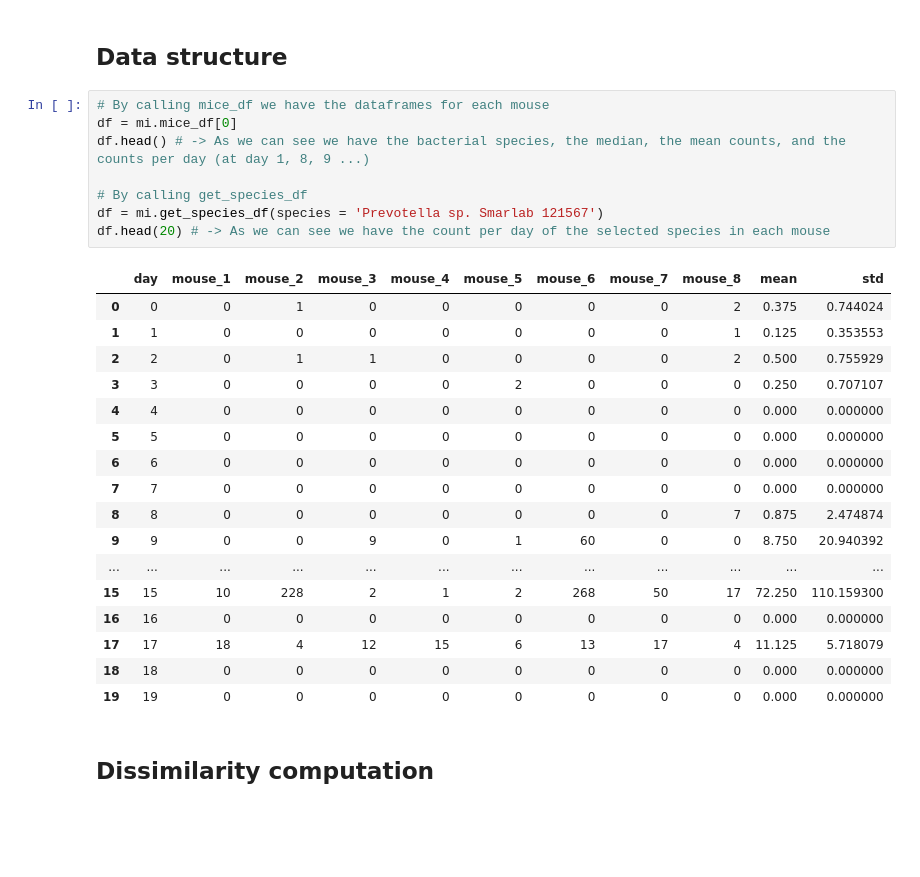
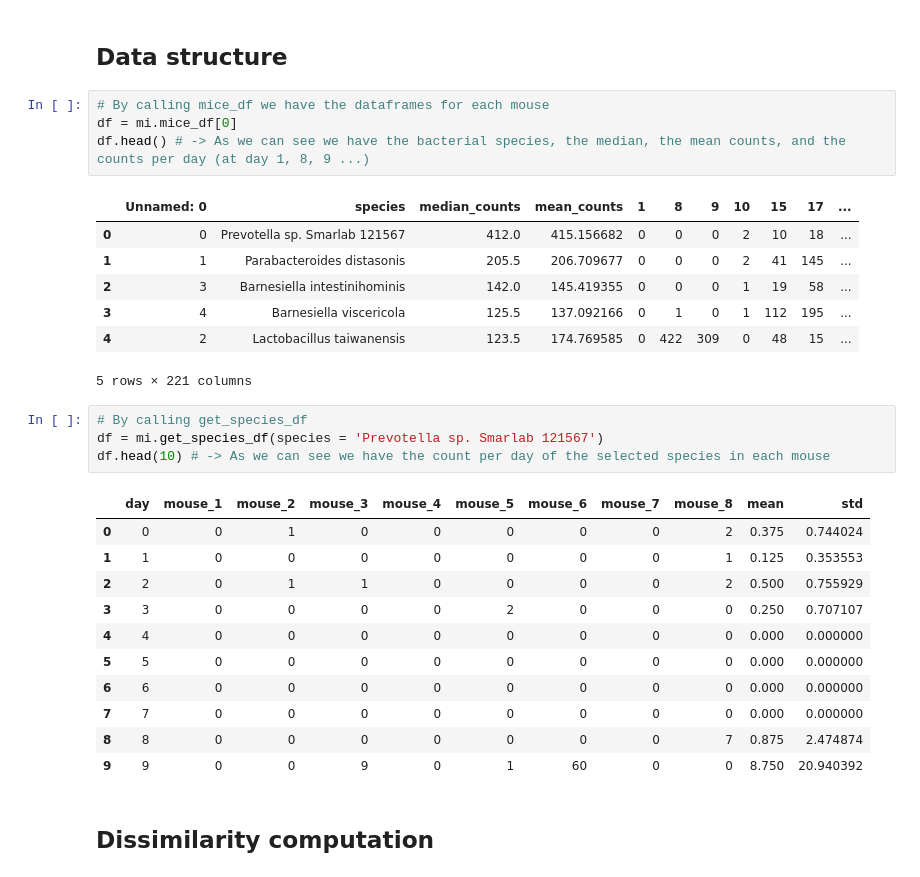
Before and after one commit to miriamzara/LCPA_project, a Jupyter notebook: LogisticModel.ipynb, the cells around one changed output. Drawn from its saved outputs; the diff is of its cells as text; blank space fills up the shorter version.

```diff
--- a/LogisticModel.ipynb
+++ b/LogisticModel.ipynb
@@ -30,29 +30,31 @@ mi = Mice_Inspection(ip = imput_subj_paths, op = output_subj_paths, mdp = metada
 # %%
 # By calling mice_df we have the dataframes for each mouse
 df = mi.mice_df[0]
 df.head() # -> As we can see we have the bacterial species, the median, the mean counts, and the counts per day (at day 1, 8, 9 ...)
-
-# By calling get_species_df
-df = mi.get_species_df(species = 'Prevotella sp. Smarlab 121567')
-df.head(20) # -> As we can see we have the count per day of the selected species in each mouse
 # %% [output]
-|  | day | mouse_1 | mouse_2 | mouse_3 | mouse_4 | mouse_5 | mouse_6 | mouse_7 | mouse_8 | mean | std |
-| 0 | 0 | 0 | 1 | 0 | 0 | 0 | 0 | 0 | 2 | 0.375 | 0.744024 |
-| 1 | 1 | 0 | 0 | 0 | 0 | 0 | 0 | 0 | 1 | 0.125 | 0.353553 |
-| 2 | 2 | 0 | 1 | 1 | 0 | 0 | 0 | 0 | 2 | 0.500 | 0.755929 |
-| 3 | 3 | 0 | 0 | 0 | 0 | 2 | 0 | 0 | 0 | 0.250 | 0.707107 |
-| 4 | 4 | 0 | 0 | 0 | 0 | 0 | 0 | 0 | 0 | 0.000 | 0.000000 |
-| 5 | 5 | 0 | 0 | 0 | 0 | 0 | 0 | 0 | 0 | 0.000 | 0.000000 |
-| 6 | 6 | 0 | 0 | 0 | 0 | 0 | 0 | 0 | 0 | 0.000 | 0.000000 |
-| 7 | 7 | 0 | 0 | 0 | 0 | 0 | 0 | 0 | 0 | 0.000 | 0.000000 |
-| 8 | 8 | 0 | 0 | 0 | 0 | 0 | 0 | 0 | 7 | 0.875 | 2.474874 |
-| 9 | 9 | 0 | 0 | 9 | 0 | 1 | 60 | 0 | 0 | 8.750 | 20.940392 |
-| ... | ... | ... | ... | ... | ... | ... | ... | ... | ... | ... | ... |
-| 15 | 15 | 10 | 228 | 2 | 1 | 2 | 268 | 50 | 17 | 72.250 | 110.159300 |
-| 16 | 16 | 0 | 0 | 0 | 0 | 0 | 0 | 0 | 0 | 0.000 | 0.000000 |
-| 17 | 17 | 18 | 4 | 12 | 15 | 6 | 13 | 17 | 4 | 11.125 | 5.718079 |
-| 18 | 18 | 0 | 0 | 0 | 0 | 0 | 0 | 0 | 0 | 0.000 | 0.000000 |
-| 19 | 19 | 0 | 0 | 0 | 0 | 0 | 0 | 0 | 0 | 0.000 | 0.000000 |
+|  | Unnamed: 0 | species | median_counts | mean_counts | 1 | 8 | 9 | 10 | 15 | 17 | ... |
+| 0 | 0 | Prevotella sp. Smarlab 121567 | 412.0 | 415.156682 | 0 | 0 | 0 | 2 | 10 | 18 | ... |
+| 1 | 1 | Parabacteroides distasonis | 205.5 | 206.709677 | 0 | 0 | 0 | 2 | 41 | 145 | ... |
+| 2 | 3 | Barnesiella intestinihominis | 142.0 | 145.419355 | 0 | 0 | 0 | 1 | 19 | 58 | ... |
+| 3 | 4 | Barnesiella viscericola | 125.5 | 137.092166 | 0 | 1 | 0 | 1 | 112 | 195 | ... |
+| 4 | 2 | Lactobacillus taiwanensis | 123.5 | 174.769585 | 0 | 422 | 309 | 0 | 48 | 15 | ... |
+5 rows × 221 columns
+# %%
+# By calling get_species_df
+df = mi.get_species_df(species = 'Prevotella sp. Smarlab 121567')
+df.head(10) # -> As we can see we have the count per day of the selected species in each mouse
+# %% [output]
+|  | day | mouse_1 | mouse_2 | mouse_3 | mouse_4 | mouse_5 | mouse_6 | mouse_7 | mouse_8 | mean | std |
+| 0 | 0 | 0 | 1 | 0 | 0 | 0 | 0 | 0 | 2 | 0.375 | 0.744024 |
+| 1 | 1 | 0 | 0 | 0 | 0 | 0 | 0 | 0 | 1 | 0.125 | 0.353553 |
+| 2 | 2 | 0 | 1 | 1 | 0 | 0 | 0 | 0 | 2 | 0.500 | 0.755929 |
+| 3 | 3 | 0 | 0 | 0 | 0 | 2 | 0 | 0 | 0 | 0.250 | 0.707107 |
+| 4 | 4 | 0 | 0 | 0 | 0 | 0 | 0 | 0 | 0 | 0.000 | 0.000000 |
+| 5 | 5 | 0 | 0 | 0 | 0 | 0 | 0 | 0 | 0 | 0.000 | 0.000000 |
+| 6 | 6 | 0 | 0 | 0 | 0 | 0 | 0 | 0 | 0 | 0.000 | 0.000000 |
+| 7 | 7 | 0 | 0 | 0 | 0 | 0 | 0 | 0 | 0 | 0.000 | 0.000000 |
+| 8 | 8 | 0 | 0 | 0 | 0 | 0 | 0 | 0 | 7 | 0.875 | 2.474874 |
+| 9 | 9 | 0 | 0 | 9 | 0 | 1 | 60 | 0 | 0 | 8.750 | 20.940392 |
 # %% [markdown]
 ## Dissimilarity computation
 # %% [markdown]
```
Also changed, not shown: parts of 9 cells of this notebook, 19 other files.
